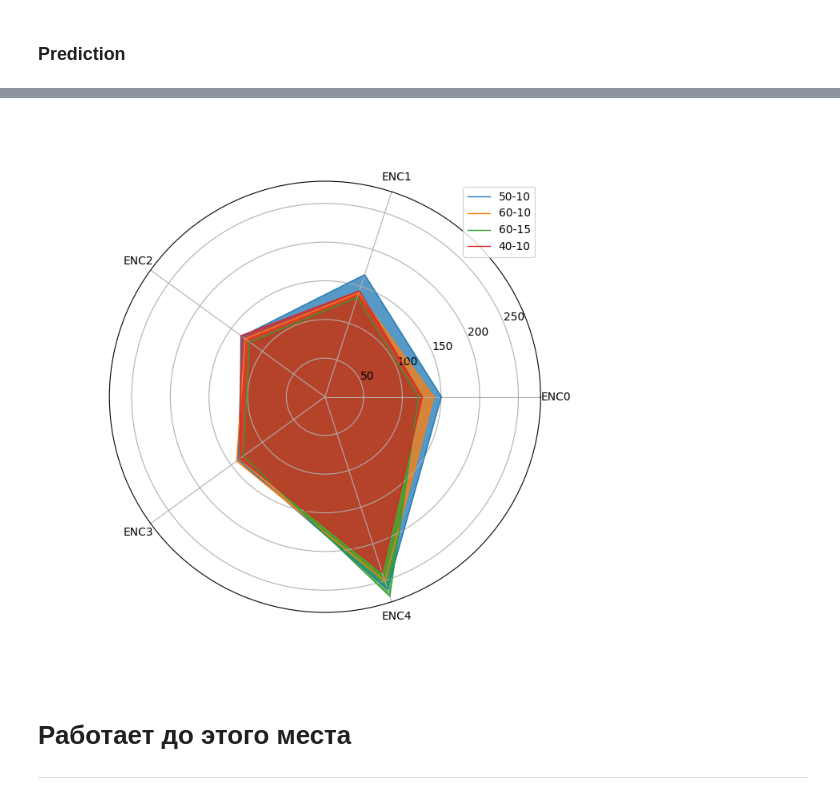
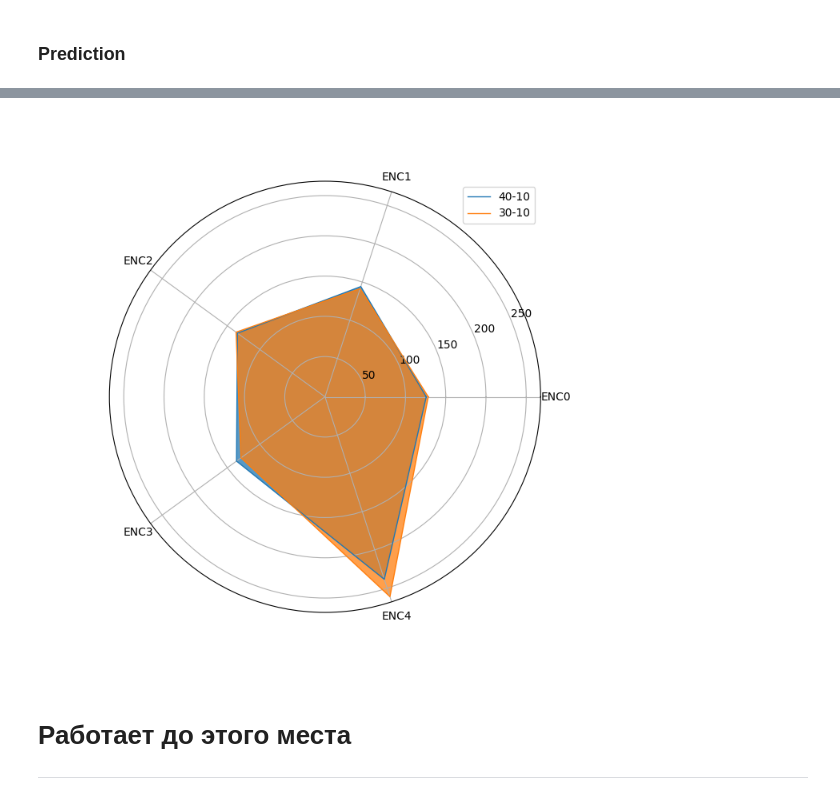
Before and after one commit to Internship-moto/Gestures_3, a Jupyter notebook: notebooks/Gestures_3.ipynb, the cells around one changed output, grey strips where cells are left out. Saved outputs shown, nothing was run; the diff lists cells and outputs as text; code cells hidden in the pictures.

Commit message:
split metrics comparison

```diff
--- a/notebooks/Gestures_3.ipynb
+++ b/notebooks/Gestures_3.ipynb
@@ -238,6 +234,6 @@ X:  (39197, 50) y:  (39197, 5)
 # %%
-train_test = int(len(X)*0.8)
-X_train, y_train = X[:train_test], y[:train_test] # ~80% train
-X_test, y_test = X[train_test:], y[train_test:] # ~20% test
-print('X_train', X_train.shape, 'X_test', X_test.shape)
-print('y_train', y_train.shape, 'y_test', y_test.shape)
+# train_test = int(len(X)*0.8)
+# X_train, y_train = X[:train_test], y[:train_test] # ~80% train
+# X_test, y_test = X[train_test:], y[train_test:] # ~20% test
+# print('X_train', X_train.shape, 'X_test', X_test.shape)
+# print('y_train', y_train.shape, 'y_test', y_test.shape)
@@ -567,7 +562,7 @@ plot_history(history, model.name)
 ### Prediction
 # %%
 # Loanding saved model
-model = tf.keras.models.load_model(os.path.join(config.PATH_MODEL, 'LSTM-40-10.hdf5'))
+model = tf.keras.models.load_model(os.path.join(config.PATH_MODEL, 'LSTM-30-5.hdf5'))
 
 y_pred_test = np.round(model.predict(X_test[None, :])[0]*100)
 y_pred_train = np.round(model.predict(X_train[None, :])[0]*100)
@@ -602,7 +597,8 @@ get_signals_comparison_plot(y_test, y_pred_test, only_test=True)
 # Загрузка сохраненного списка
 split_metrics =  pd.read_csv(os.path.join(PATH, 'split_metrics.csv'), index_col=0)
 #split_metrics
-split_metrics['40-10'] = get_mse(y_test, y_pred_test)
+#split_metrics.drop(['50-10', '60-10', '60-15'], axis=1, inplace=True)
+split_metrics['30-5'] = get_mse(y_test, y_pred_test)
 split_metrics
 # %% [output]
 |  | Test |
@@ -619,0 +624,3 @@ split_metrics
+# %%
+split_metrics = split_metrics[['80-20', '80-15', '60-20', '60-15', '60-10', '50-20', '50-15', '50-10',
+       '40-20', '40-15', '40-10', '30-20', '30-15','30-10']]
@@ -620,7 +635,7 @@ split_metrics
 # %%
-web_plot(split_metrics)
+web_plot(split_metrics[['40-10','30-10']])
 # %% [output]
-[figure, old version]
+[figure, new version]
 # %% [markdown]
 # Работает до этого места
 ---
```
Also changed, not shown: parts of 20 cells of this notebook.
